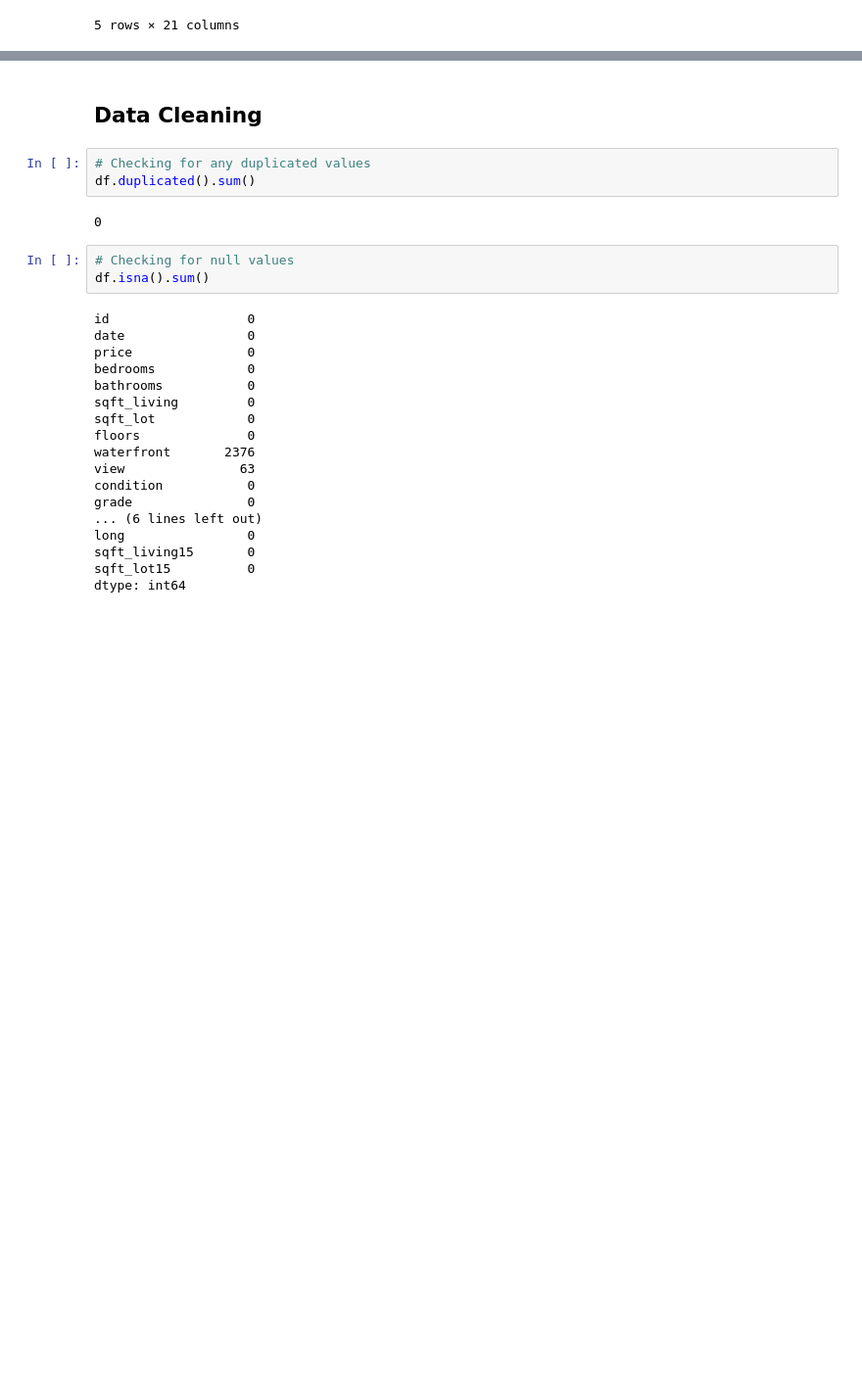
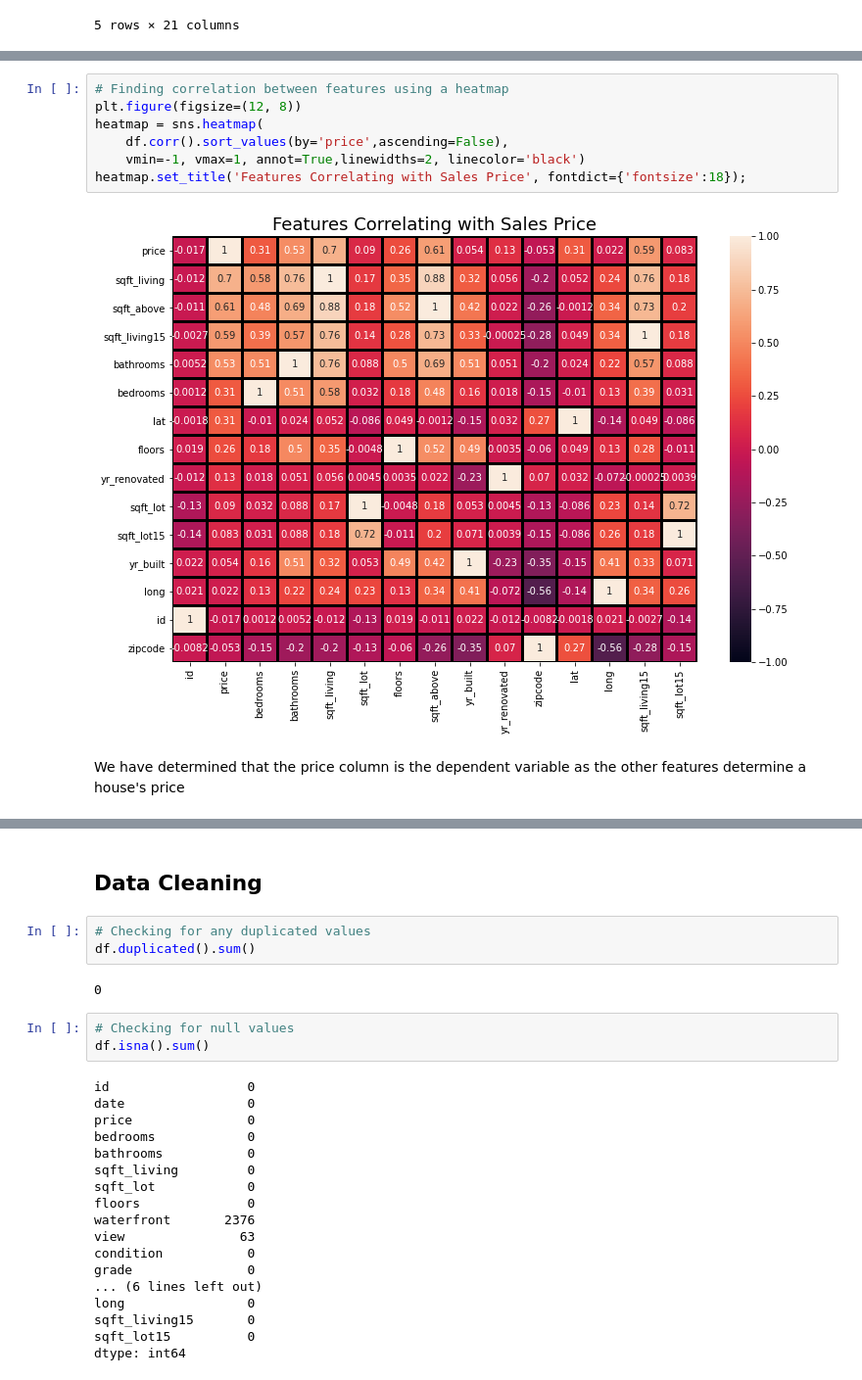
Before and after one commit to SueMungai/dsc-phase-2-project-v2-3, a Jupyter notebook: student.ipynb, the cells around one changed output, grey strips where cells are left out. Shown: that part at 98% size. Cells and saved outputs as stored; diff of their text form; blank space fills up the shorter version.

```diff
--- a/student.ipynb
+++ b/student.ipynb
@@ -98,0 +103,11 @@ This Kings County dataset has 21 columns on different features about houses' fea
+# %%
+# Finding correlation between features using a heatmap
+plt.figure(figsize=(12, 8))
+heatmap = sns.heatmap(
+    df.corr().sort_values(by='price',ascending=False),
+    vmin=-1, vmax=1, annot=True,linewidths=2, linecolor='black')
+heatmap.set_title('Features Correlating with Sales Price', fontdict={'fontsize':18});
+# %% [output]
+[figure, added]
+# %% [markdown]
+We have determined that the price column is the dependent variable as the other features determine a house's price
```
Also changed, not shown: parts of 47 cells of this notebook.
